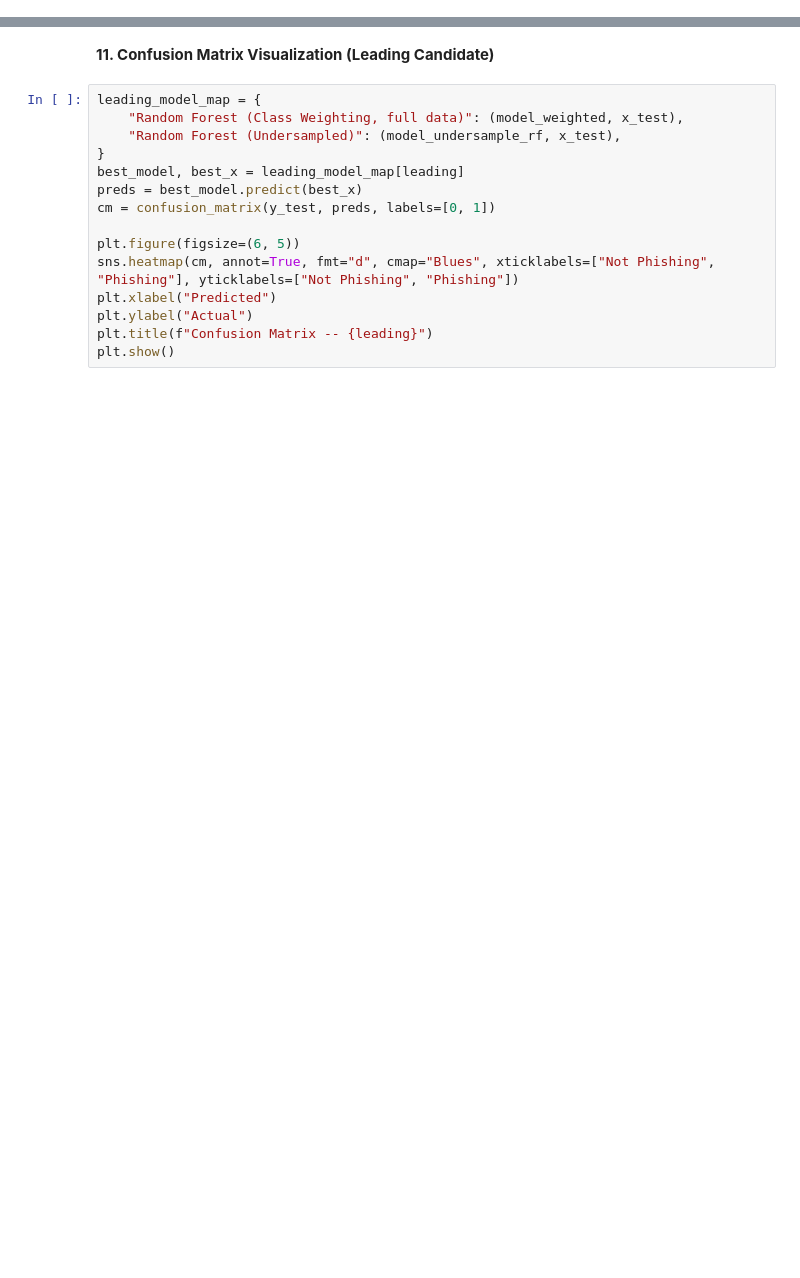
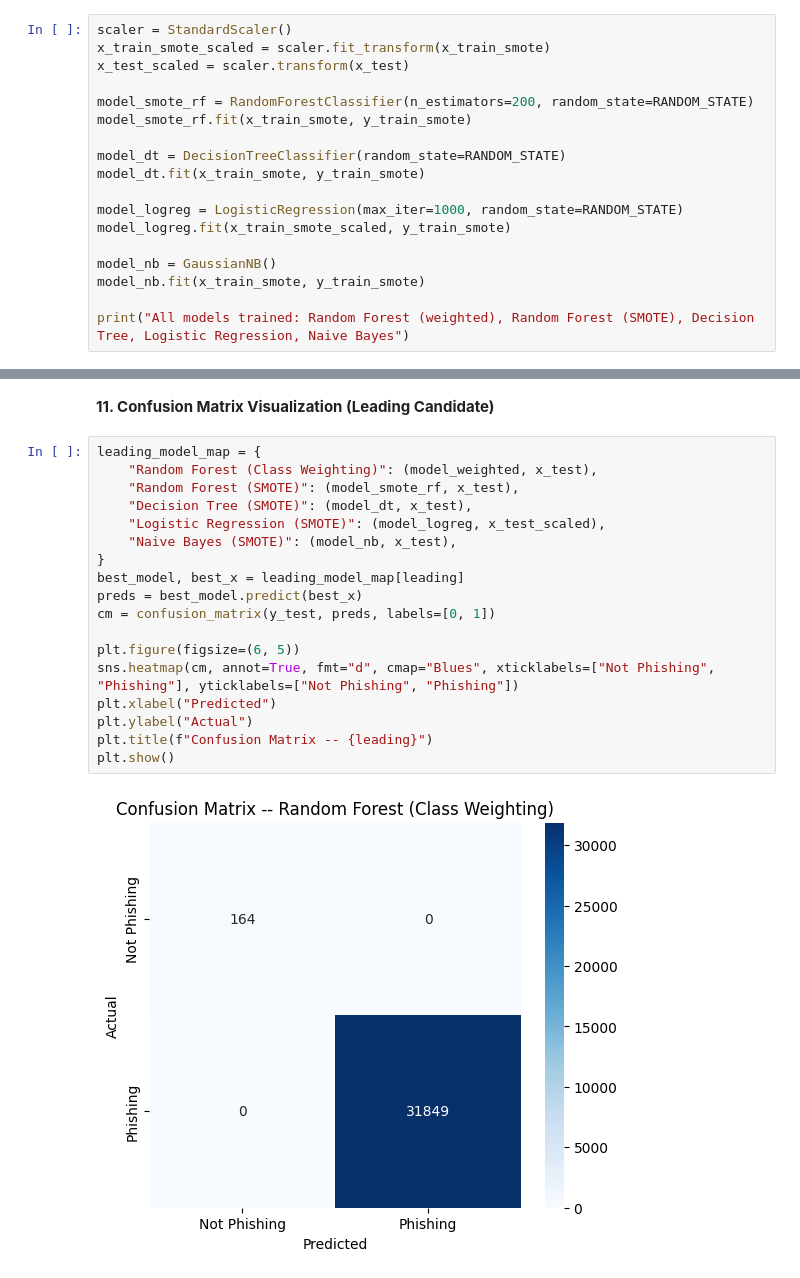
Before and after one commit to ZethRodaje/Automata_Java_Activities, a Jupyter notebook: Phishing_Website_Detection_Using_Machine_Learning.ipynb, the cells around one changed output, grey strips where cells are left out. Saved outputs shown, nothing was run; the diff lists cells and outputs as text; blank space fills up the shorter version.

```diff
--- a/Phishing_Website_Detection_Using_Machine_Learning.ipynb
+++ b/Phishing_Website_Detection_Using_Machine_Learning.ipynb
@@ -276,0 +247,18 @@ All models trained: Random Forest (weighted), Random Forest (SMOTE), Decision Tr
+# %%
+scaler = StandardScaler()
+x_train_smote_scaled = scaler.fit_transform(x_train_smote)
+x_test_scaled = scaler.transform(x_test)
+
+model_smote_rf = RandomForestClassifier(n_estimators=200, random_state=RANDOM_STATE)
+model_smote_rf.fit(x_train_smote, y_train_smote)
+
+model_dt = DecisionTreeClassifier(random_state=RANDOM_STATE)
+model_dt.fit(x_train_smote, y_train_smote)
+
+model_logreg = LogisticRegression(max_iter=1000, random_state=RANDOM_STATE)
+model_logreg.fit(x_train_smote_scaled, y_train_smote)
+
+model_nb = GaussianNB()
+model_nb.fit(x_train_smote, y_train_smote)
+
+print("All models trained: Random Forest (weighted), Random Forest (SMOTE), Decision Tree, Logistic Regression, Naive Bayes")
@@ -350,16 +378,21 @@ print("even when a model performs poorly on the rare benign class.")
 **11. Confusion Matrix Visualization (Leading Candidate)**
 # %%
 leading_model_map = {
-    "Random Forest (Class Weighting, full data)": (model_weighted, x_test),
-    "Random Forest (Undersampled)": (model_undersample_rf, x_test),
+    "Random Forest (Class Weighting)": (model_weighted, x_test),
+    "Random Forest (SMOTE)": (model_smote_rf, x_test),
+    "Decision Tree (SMOTE)": (model_dt, x_test),
+    "Logistic Regression (SMOTE)": (model_logreg, x_test_scaled),
+    "Naive Bayes (SMOTE)": (model_nb, x_test),
 }
 best_model, best_x = leading_model_map[leading]
 preds = best_model.predict(best_x)
 cm = confusion_matrix(y_test, preds, labels=[0, 1])
 
 plt.figure(figsize=(6, 5))
 sns.heatmap(cm, annot=True, fmt="d", cmap="Blues", xticklabels=["Not Phishing", "Phishing"], yticklabels=["Not Phishing", "Phishing"])
 plt.xlabel("Predicted")
 plt.ylabel("Actual")
 plt.title(f"Confusion Matrix -- {leading}")
 plt.show()
+# %% [output]
+[figure, added]
```
Also changed, not shown: parts of 43 cells of this notebook.
